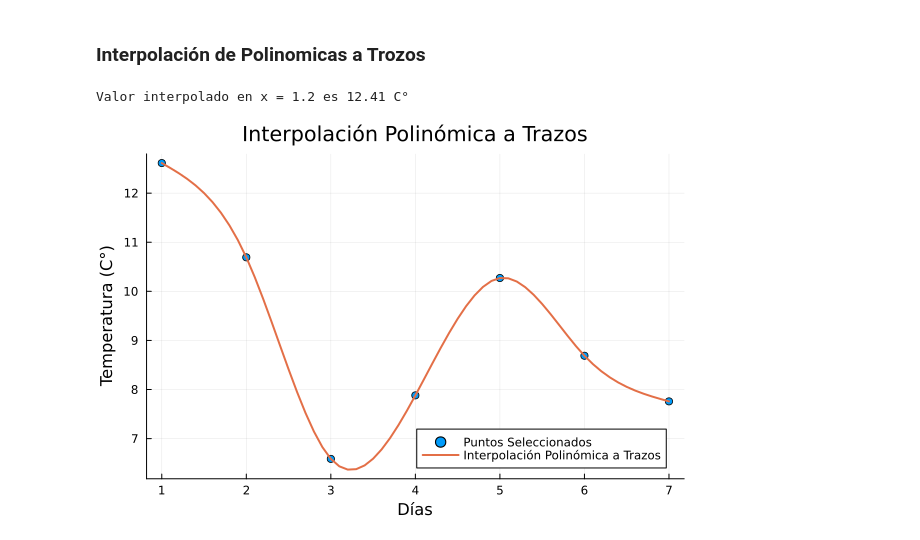
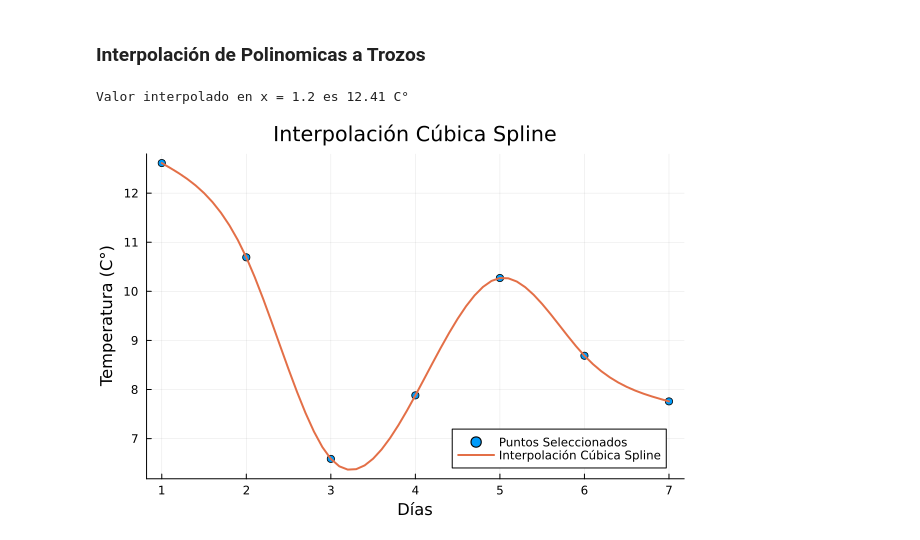
Before and after one commit to Sperrotta10/Colaboradores, a Jupyter notebook: proyecto/proyecto_meteorologico.ipynb, the cells around one changed output. Cells and saved outputs as stored; diff of their text form; code cells hidden in the pictures.

Commit message:
Modificando metodos y realizando cambios en la interpolación polinómica a trozos

```diff
--- a/proyecto/proyecto_meteorologico.ipynb
+++ b/proyecto/proyecto_meteorologico.ipynb
@@ -226,45 +227,99 @@ using CSV
 using DataFrames
 using LinearAlgebra
 using Plots
-using Interpolations
 
 # Leer el archivo CSV
 datos = CSV.read("data_Basilea.csv", DataFrame) # Lectura del archivo
 
 # Promedio de puntos
 lista_promedio = Float64[]  # Asegurar que es un vector de Float64
 suma = 0.0
 
-for i in 10:16 # Recorre 7 filas = 7 puntos
-    for j in 2:4 # Recorre columnas
+# Recorre 7 filas = 7 puntos para calcular el promedio de temperaturas
+for i in 10:16
+    for j in 2:4 # Recorre columnas para temperaturas baja, media y alta
         cambio = parse(Float64, datos[i, j])
         suma += cambio
     end
     promedio = suma / 3 # Calcula promedio de temperatura baja, media y alta de un día
     push!(lista_promedio, promedio) # Agrega el promedio a la lista
     suma = 0.0 # Limpia suma para pasar a la siguiente fila
 end
 
 # Datos para interpolación
 x_values = 1:length(lista_promedio)  # Valores x
 y_values = lista_promedio            # Valores y
 
-# Asegurarse de que y_values es un vector de Float64
-y_values = Float64.(y_values)
+# Definir la función para calcular los coeficientes de la spline cúbica
+function cubic_spline_coeffs(x, y)
+    n = length(x)
+    h = [x[i+1] - x[i] for i in 1:n-1]
+    a = [3*(y[i+1] - y[i])/h[i] - 3*(y[i] - y[i-1])/h[i-1] for i in 2:n-1]
 
-# Crear interpolación cúbica a trozos
-itp = interpolate(y_values, BSpline(Cubic(Line())), OnGrid())
-x_range = minimum(x_values):0.1:maximum(x_values)  # Rango de valores x
-y_range = [itp(x) for x in x_range]  # Interpolación para cada valor en el rango
+    l = ones(n)
+    μ = zeros(n-1)
+    z = zeros(n)
 
-x0 = 1.2  # Punto a interpolar
-y0 = itp(x0)  # Interpolación en el punto x0
+    for i in 2:n-1
+        l[i] = 2*(x[i+1] - x[i-1]) - h[i-1]*μ[i-1]
+        μ[i] = h[i]/l[i]
+        z[i] = (a[i-1] - h[i-1]*z[i-1])/l[i]
+    end
+
+    l[n] = 1
+    z[n] = 0
+    b = zeros(n-1)
+    c = zeros(n)
+    d = zeros(n-1)
+
+    for j in n-1:-1:1
+        c[j] = z[j] - μ[j]*c[j+1]
+        b[j] = (y[j+1] - y[j])/h[j] - h[j]*(c[j+1] + 2*c[j])/3
+        d[j] = (c[j+1] - c[j])/(3*h[j])
+    end
+
+    a = [y[i] for i in 1:n-1]
+    return a, b, c, d
+end
+
+# Función para evaluar la spline cúbica
+function cubic_spline_eval(x, a, b, c, d, x_values)
+    n = length(x)
+    function spline(t)
+        i = searchsortedlast(x, t)
+        if i == 0
+            i = 1
+        end
+        if i == n
+            i -= 1
+        end
+        dx = t - x[i]
+        return a[i] + b[i]*dx + c[i]*dx^2 + d[i]*dx^3
+    end
+    return spline
+end
+
+
+
+# Calcular los coeficientes de la spline cúbica
+a, b, c, d = cubic_spline_coeffs(x_values, y_values)
+
+# Crear la función spline evaluable
+spline_func = cubic_spline_eval(x_values, a, b, c, d, x_values)
+
+# Rango de valores x para graficar la spline
+x_range = minimum(x_values):0.1:maximum(x_values)
+y_range = [spline_func(x) for x in x_range]
+
+# Punto a interpolar
+x0 = 1.2
+y0 = spline_func(x0)
 
 println("Valor interpolado en x = ", x0, " es ", round(y0, digits=2), " C°")
 
-# Graficar los datos originales y la interpolación polinómica a trazos
-scatter(x_values, y_values, label="Puntos Seleccionados", xlabel="Días", ylabel="Temperatura (C°)", title="Interpolación Polinómica a Trazos", legend=:bottomright)
-plot!(x_range, y_range, label="Interpolación Polinómica a Trazos", lw=2)
+# Graficar los datos originales y la interpolación cúbica a trozos
+scatter(x_values, y_values, label="Puntos Seleccionados", xlabel="Días", ylabel="Temperatura (C°)", title="Interpolación Cúbica Spline", legend=:bottomright)
+plot!(x_range, y_range, label="Interpolación Cúbica Spline", lw=2)
 # %% [output]
 Valor interpolado en x = 1.2 es 12.41 C°
-[figure, old version]
+[figure, new version]
```
Also changed, not shown: parts of 1 cell of this notebook.
